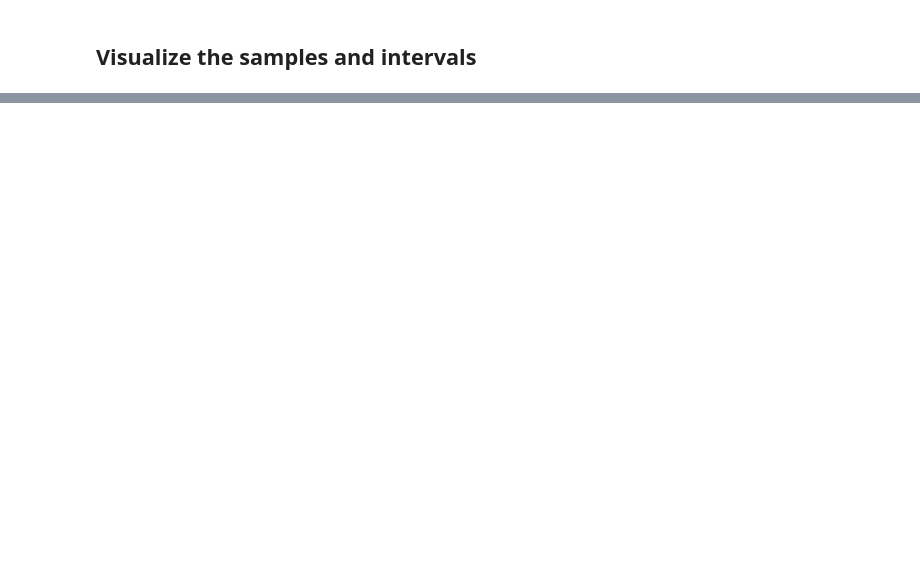
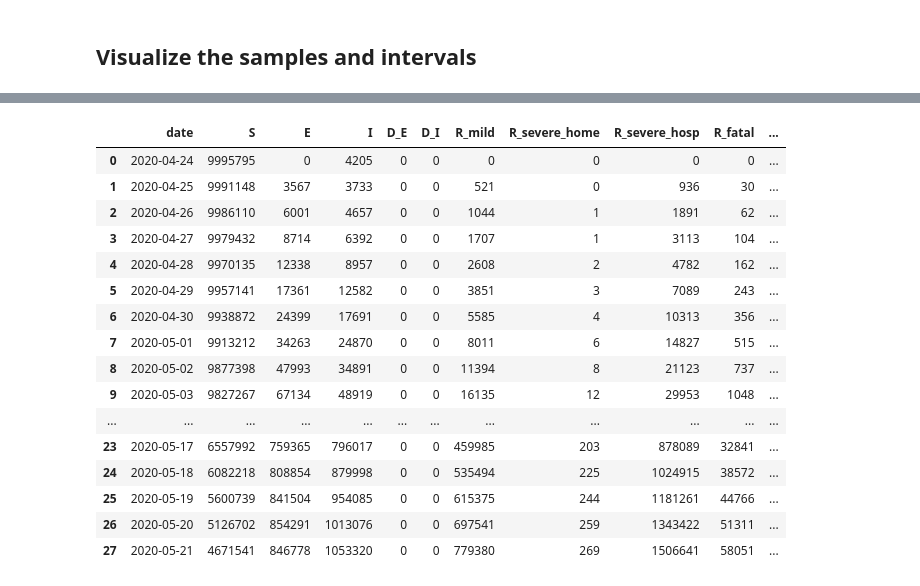
Before and after one commit to WadhwaniAI/covid-modelling, a Jupyter notebook: notebooks/seir/[TRY] pymc3.ipynb, the cells around one changed output, grey strips where cells are left out. Cells and saved outputs as stored; diff of their text form; code cells hidden in the pictures; blank space fills up the shorter version.

```diff
--- a/notebooks/seir/[TRY] pymc3.ipynb
+++ b/notebooks/seir/[TRY] pymc3.ipynb
@@ -478,0 +437,20 @@ def visualize():
+# %%
+optimiser.solve(final_runs[int(i)], default_params, data_split)
+# %% [output]
+|  | date | S | E | I | D_E | D_I | R_mild | R_severe_home | R_severe_hosp | R_fatal | ... |
+| 0 | 2020-04-24 | 9995795 | 0 | 4205 | 0 | 0 | 0 | 0 | 0 | 0 | ... |
+| 1 | 2020-04-25 | 9991148 | 3567 | 3733 | 0 | 0 | 521 | 0 | 936 | 30 | ... |
+| 2 | 2020-04-26 | 9986110 | 6001 | 4657 | 0 | 0 | 1044 | 1 | 1891 | 62 | ... |
+| 3 | 2020-04-27 | 9979432 | 8714 | 6392 | 0 | 0 | 1707 | 1 | 3113 | 104 | ... |
+| 4 | 2020-04-28 | 9970135 | 12338 | 8957 | 0 | 0 | 2608 | 2 | 4782 | 162 | ... |
+| 5 | 2020-04-29 | 9957141 | 17361 | 12582 | 0 | 0 | 3851 | 3 | 7089 | 243 | ... |
+| 6 | 2020-04-30 | 9938872 | 24399 | 17691 | 0 | 0 | 5585 | 4 | 10313 | 356 | ... |
+| 7 | 2020-05-01 | 9913212 | 34263 | 24870 | 0 | 0 | 8011 | 6 | 14827 | 515 | ... |
+| 8 | 2020-05-02 | 9877398 | 47993 | 34891 | 0 | 0 | 11394 | 8 | 21123 | 737 | ... |
+| 9 | 2020-05-03 | 9827267 | 67134 | 48919 | 0 | 0 | 16135 | 12 | 29953 | 1048 | ... |
+| ... | ... | ... | ... | ... | ... | ... | ... | ... | ... | ... | ... |
+| 23 | 2020-05-17 | 6557992 | 759365 | 796017 | 0 | 0 | 459985 | 203 | 878089 | 32841 | ... |
+| 24 | 2020-05-18 | 6082218 | 808854 | 879998 | 0 | 0 | 535494 | 225 | 1024915 | 38572 | ... |
+| 25 | 2020-05-19 | 5600739 | 841504 | 954085 | 0 | 0 | 615375 | 244 | 1181261 | 44766 | ... |
+| 26 | 2020-05-20 | 5126702 | 854291 | 1013076 | 0 | 0 | 697541 | 259 | 1343422 | 51311 | ... |
+| 27 | 2020-05-21 | 4671541 | 846778 | 1053320 | 0 | 0 | 779380 | 269 | 1506641 | 58051 | ... |
```
Also changed, not shown: parts of 59 cells of this notebook.
